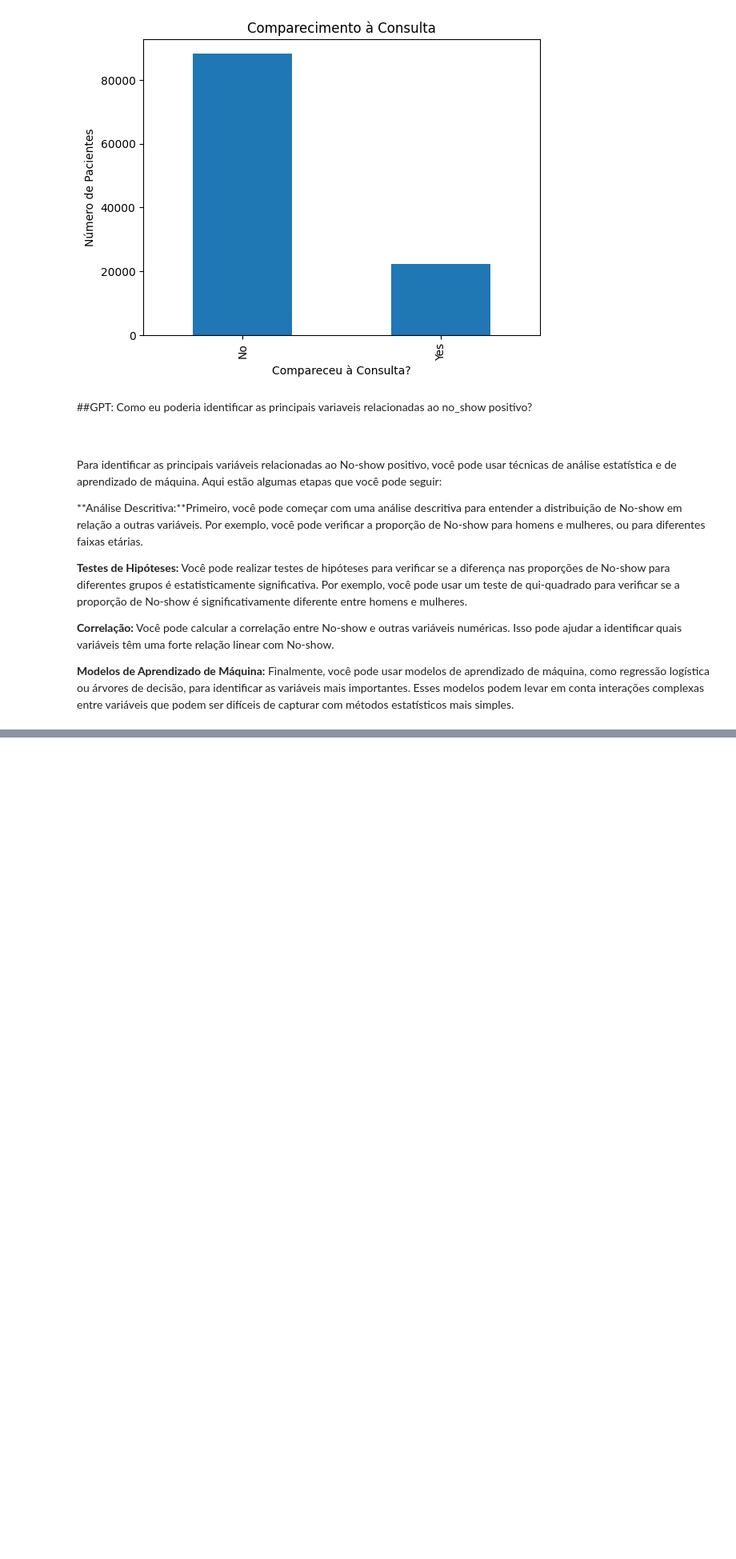
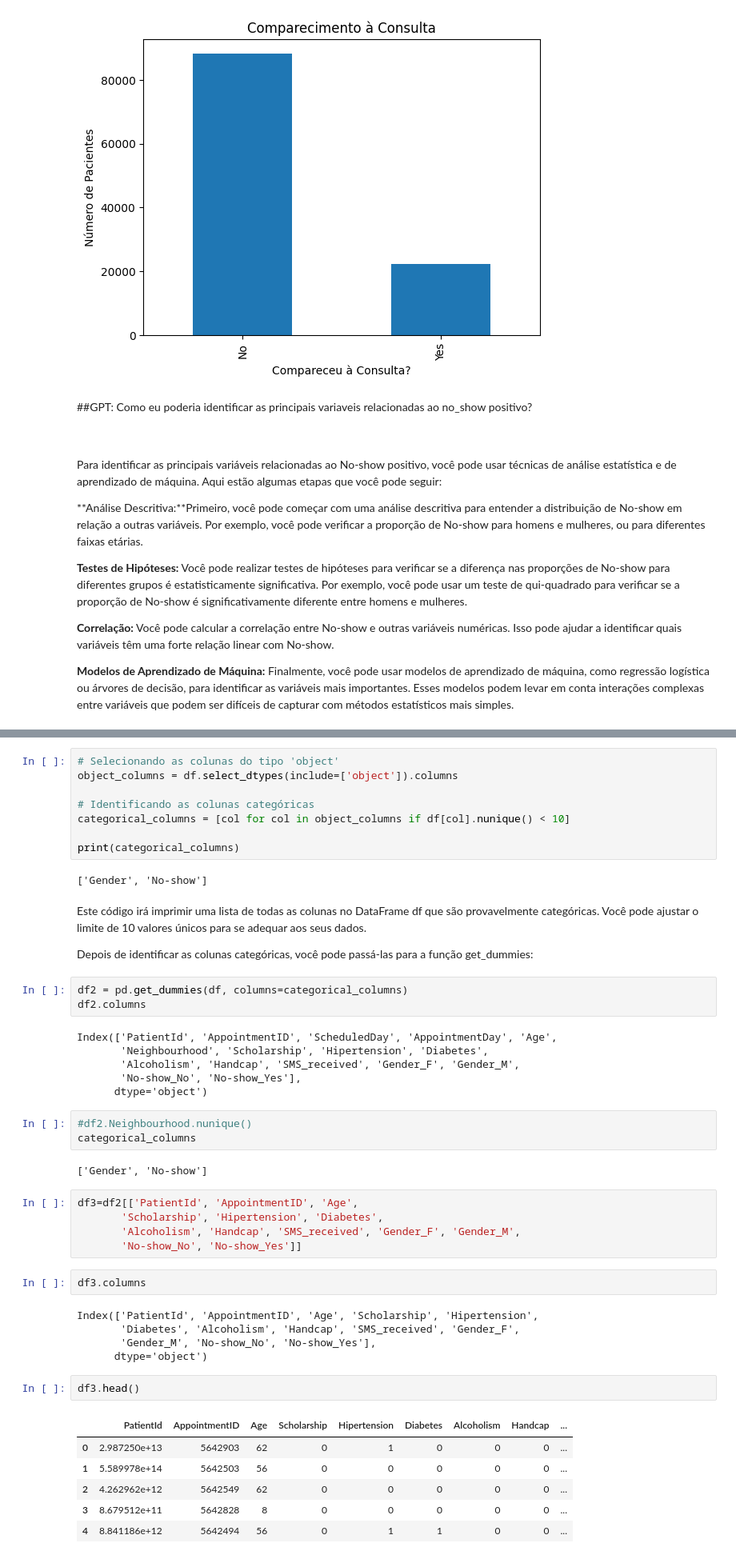
Before and after one commit to eddorileo/saudeDigital, a Jupyter notebook: src/notebook_noshow_part2.ipynb, the cells around one changed output, grey strips where cells are left out. Shown at 80% size. Drawn from its saved outputs; the diff is of its cells as text; blank space fills up the shorter version.

```diff
--- a/src/notebook_noshow_part2.ipynb
+++ b/src/notebook_noshow_part2.ipynb
@@ -232,0 +279,49 @@ Para identificar as principais variáveis relacionadas ao No-show positivo, voc
+# %%
+# Selecionando as colunas do tipo 'object'
+object_columns = df.select_dtypes(include=['object']).columns
+
+# Identificando as colunas categóricas
+categorical_columns = [col for col in object_columns if df[col].nunique() < 10]
+
+print(categorical_columns)
+# %% [output]
+['Gender', 'No-show']
+# %% [markdown]
+Este código irá imprimir uma lista de todas as colunas no DataFrame df que são provavelmente categóricas. Você pode ajustar o limite de 10 valores únicos para se adequar aos seus dados.
+
+Depois de identificar as colunas categóricas, você pode passá-las para a função get_dummies:
+# %%
+df2 = pd.get_dummies(df, columns=categorical_columns)
+df2.columns
+# %% [output]
+Index(['PatientId', 'AppointmentID', 'ScheduledDay', 'AppointmentDay', 'Age',
+       'Neighbourhood', 'Scholarship', 'Hipertension', 'Diabetes',
+       'Alcoholism', 'Handcap', 'SMS_received', 'Gender_F', 'Gender_M',
+       'No-show_No', 'No-show_Yes'],
+      dtype='object')
+# %%
+#df2.Neighbourhood.nunique()
+categorical_columns
+# %% [output]
+['Gender', 'No-show']
+# %%
+df3=df2[['PatientId', 'AppointmentID', 'Age',
+       'Scholarship', 'Hipertension', 'Diabetes',
+       'Alcoholism', 'Handcap', 'SMS_received', 'Gender_F', 'Gender_M',
+       'No-show_No', 'No-show_Yes']]
+# %%
+df3.columns
+# %% [output]
+Index(['PatientId', 'AppointmentID', 'Age', 'Scholarship', 'Hipertension',
+       'Diabetes', 'Alcoholism', 'Handcap', 'SMS_received', 'Gender_F',
+       'Gender_M', 'No-show_No', 'No-show_Yes'],
+      dtype='object')
+# %%
+df3.head()
+# %% [output]
+|  | PatientId | AppointmentID | Age | Scholarship | Hipertension | Diabetes | Alcoholism | Handcap | ... |
+| 0 | 2.987250e+13 | 5642903 | 62 | 0 | 1 | 0 | 0 | 0 | ... |
+| 1 | 5.589978e+14 | 5642503 | 56 | 0 | 0 | 0 | 0 | 0 | ... |
+| 2 | 4.262962e+12 | 5642549 | 62 | 0 | 0 | 0 | 0 | 0 | ... |
+| 3 | 8.679512e+11 | 5642828 | 8 | 0 | 0 | 0 | 0 | 0 | ... |
+| 4 | 8.841186e+12 | 5642494 | 56 | 0 | 1 | 1 | 0 | 0 | ... |
```
Also changed, not shown: parts of 13 cells of this notebook.
